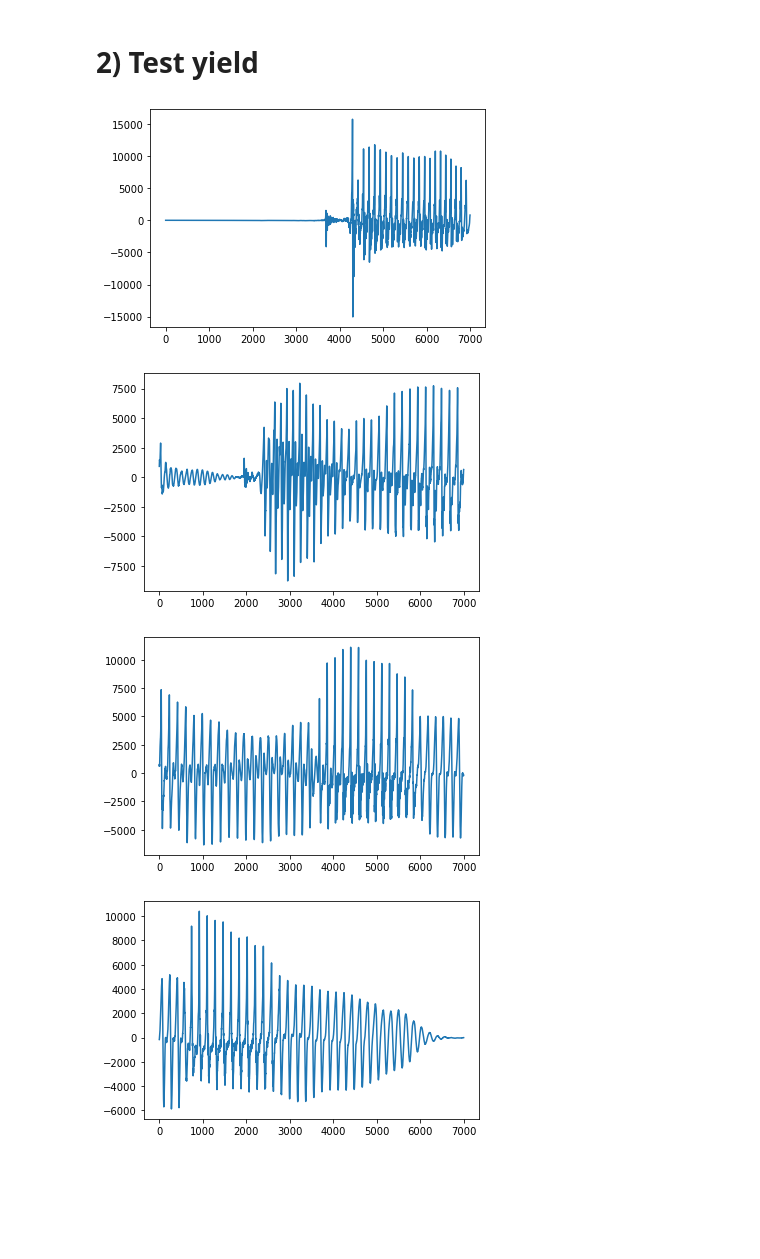
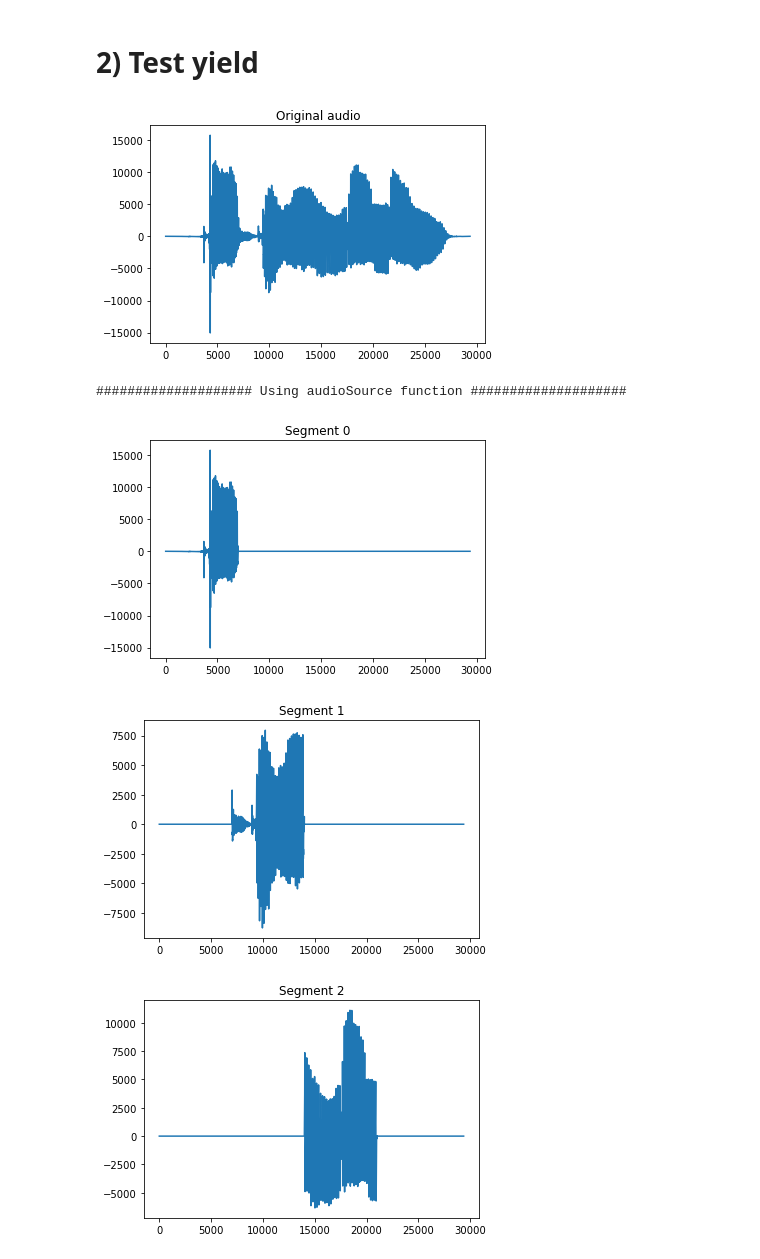
Before and after one commit to tdkhoa1212/function, a Jupyter notebook: test.ipynb, the cells around one changed output. Saved outputs shown, nothing was run; the diff lists cells and outputs as text; code cells hidden in the pictures; blank space fills up the shorter version.

Commit message:
arrange the source function again

```diff
--- a/test.ipynb
+++ b/test.ipynb
@@ -59,31 +59,42 @@ Depth number 4:
 # %%
 from scipy.io import wavfile
 import matplotlib.pyplot as plt
 
 def split():
     i = 0
     while True:
         yield i
         i+=1
 
 def audioSource(x, length=7000):
     '''
     x: 1D data
     length: length of expected segment
     '''
     for i in split():
         if (i+1)*length > len(x):
             break
 
         # short segment of audio is cut from original one
         cut_audio = x[i*length: (i+1)*length]
-        plt.plot(cut_audio)
+
+        # Plot------------------------------------------
+        pad_h = np.zeros((i*length))
+        pad_t = np.zeros((len(x) - (i+1)*length))
+        s_audio = np.concatenate((pad_h, cut_audio, pad_t))
+        plt.plot(s_audio)
+        plt.title(f'Segment {i}')
         plt.show()
 
 sample_rate, x = wavfile.read('wav/apple_and_lemmon.wav')
+plt.plot(x)
+plt.title('Original audio')
+plt.show()
+print('\n' + 20*'#' + ' Using audioSource function ' + 20*'#' + '\n')
 audioSource(x)
 # %% [output]
-[figure, old version]
+[figure, new version]
+#################### Using audioSource function ####################
-[figure, old version]
+[figure, new version]
-[figure, old version]
+[figure, new version]
-[figure, old version]
+[figure, new version]
```
Also changed, not shown: parts of 2 cells of this notebook.
